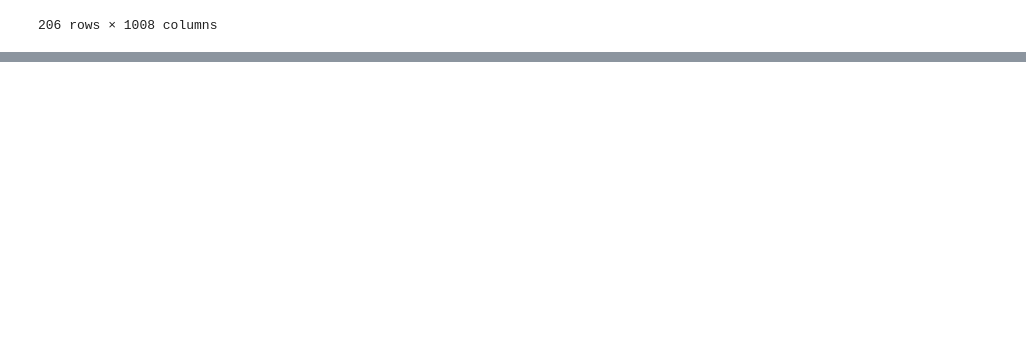
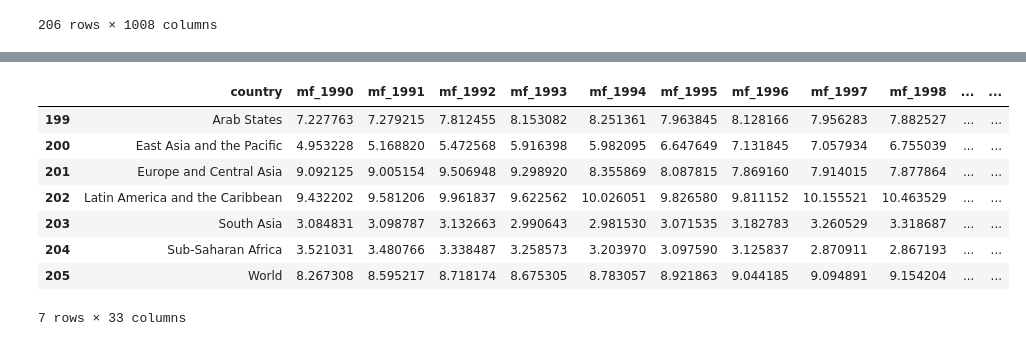
Before and after one commit to gpassoni/datavisualization_project_passonipuiattivairani, a Jupyter notebook: passoni_prova.ipynb, the cells around one changed output, grey strips where cells are left out. Cells and saved outputs as stored; diff of their text form; code cells hidden in the pictures; blank space fills up the shorter version.

```diff
--- a/passoni_prova.ipynb
+++ b/passoni_prova.ipynb
@@ -168,0 +98,15 @@ fig.show()
+# %%
+df_mf = df[["country","mf_1990","mf_1991","mf_1992","mf_1993","mf_1994","mf_1995","mf_1996","mf_1997","mf_1998","mf_1999","mf_2000","mf_2001","mf_2002","mf_2003","mf_2004","mf_2005","mf_2006",
+                "mf_2007","mf_2008","mf_2009","mf_2010","mf_2011","mf_2012","mf_2013","mf_2014","mf_2015","mf_2016","mf_2017","mf_2018","mf_2019","mf_2020","mf_2021"]]
+df_mf = df_mf[199:]
+df_mf
+# %% [output]
+|  | country | mf_1990 | mf_1991 | mf_1992 | mf_1993 | mf_1994 | mf_1995 | mf_1996 | mf_1997 | mf_1998 | ... | ... |
+| 199 | Arab States | 7.227763 | 7.279215 | 7.812455 | 8.153082 | 8.251361 | 7.963845 | 8.128166 | 7.956283 | 7.882527 | ... | ... |
+| 200 | East Asia and the Pacific | 4.953228 | 5.168820 | 5.472568 | 5.916398 | 5.982095 | 6.647649 | 7.131845 | 7.057934 | 6.755039 | ... | ... |
+| 201 | Europe and Central Asia | 9.092125 | 9.005154 | 9.506948 | 9.298920 | 8.355869 | 8.087815 | 7.869160 | 7.914015 | 7.877864 | ... | ... |
+| 202 | Latin America and the Caribbean | 9.432202 | 9.581206 | 9.961837 | 9.622562 | 10.026051 | 9.826580 | 9.811152 | 10.155521 | 10.463529 | ... | ... |
+| 203 | South Asia | 3.084831 | 3.098787 | 3.132663 | 2.990643 | 2.981530 | 3.071535 | 3.182783 | 3.260529 | 3.318687 | ... | ... |
+| 204 | Sub-Saharan Africa | 3.521031 | 3.480766 | 3.338487 | 3.258573 | 3.203970 | 3.097590 | 3.125837 | 2.870911 | 2.867193 | ... | ... |
+| 205 | World | 8.267308 | 8.595217 | 8.718174 | 8.675305 | 8.783057 | 8.921863 | 9.044185 | 9.094891 | 9.154204 | ... | ... |
+7 rows × 33 columns
```
Also changed, not shown: parts of 19 cells of this notebook.
